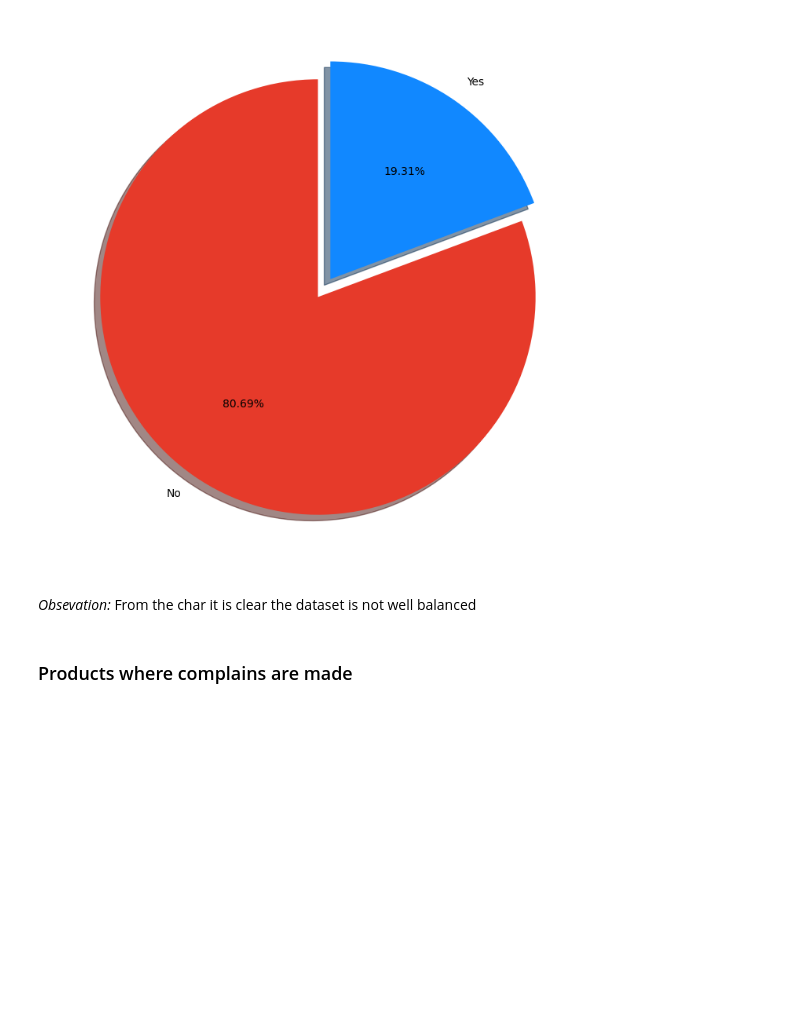
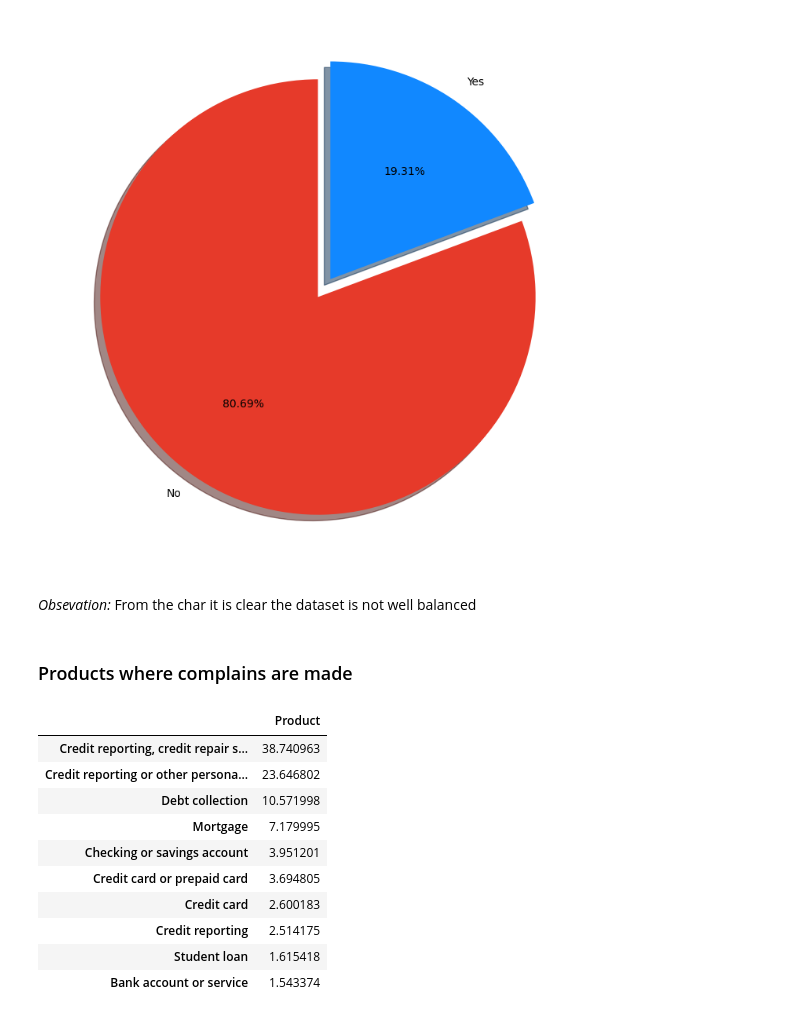
Before and after one commit to natek-1/finance_complaint_analysis, a Jupyter notebook: notebooks/EDA.ipynb, the cells around one changed output. Drawn from its saved outputs; the diff is of its cells as text; code cells hidden in the pictures; blank space fills up the shorter version.

```diff
--- a/notebooks/EDA.ipynb
+++ b/notebooks/EDA.ipynb
@@ -207,0 +210,14 @@ plt.show()
+# %%
+product_percentage.to_frame().head(10)
+# %% [output]
+|  | Product |
+| Credit reporting, credit repair s... | 38.740963 |
+| Credit reporting or other persona... | 23.646802 |
+| Debt collection | 10.571998 |
+| Mortgage | 7.179995 |
+| Checking or savings account | 3.951201 |
+| Credit card or prepaid card | 3.694805 |
+| Credit card | 2.600183 |
+| Credit reporting | 2.514175 |
+| Student loan | 1.615418 |
+| Bank account or service | 1.543374 |
```
Also changed, not shown: parts of 7 cells of this notebook.
